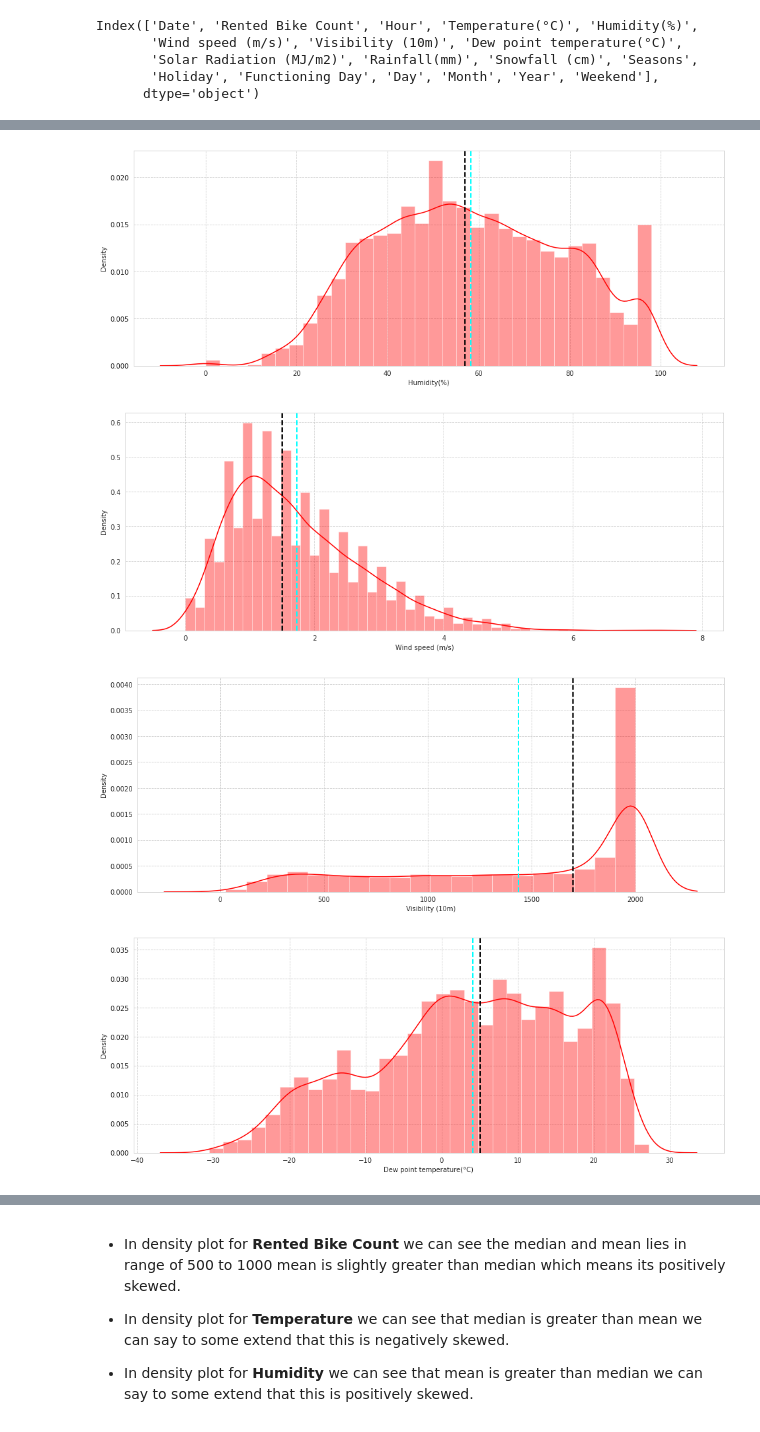
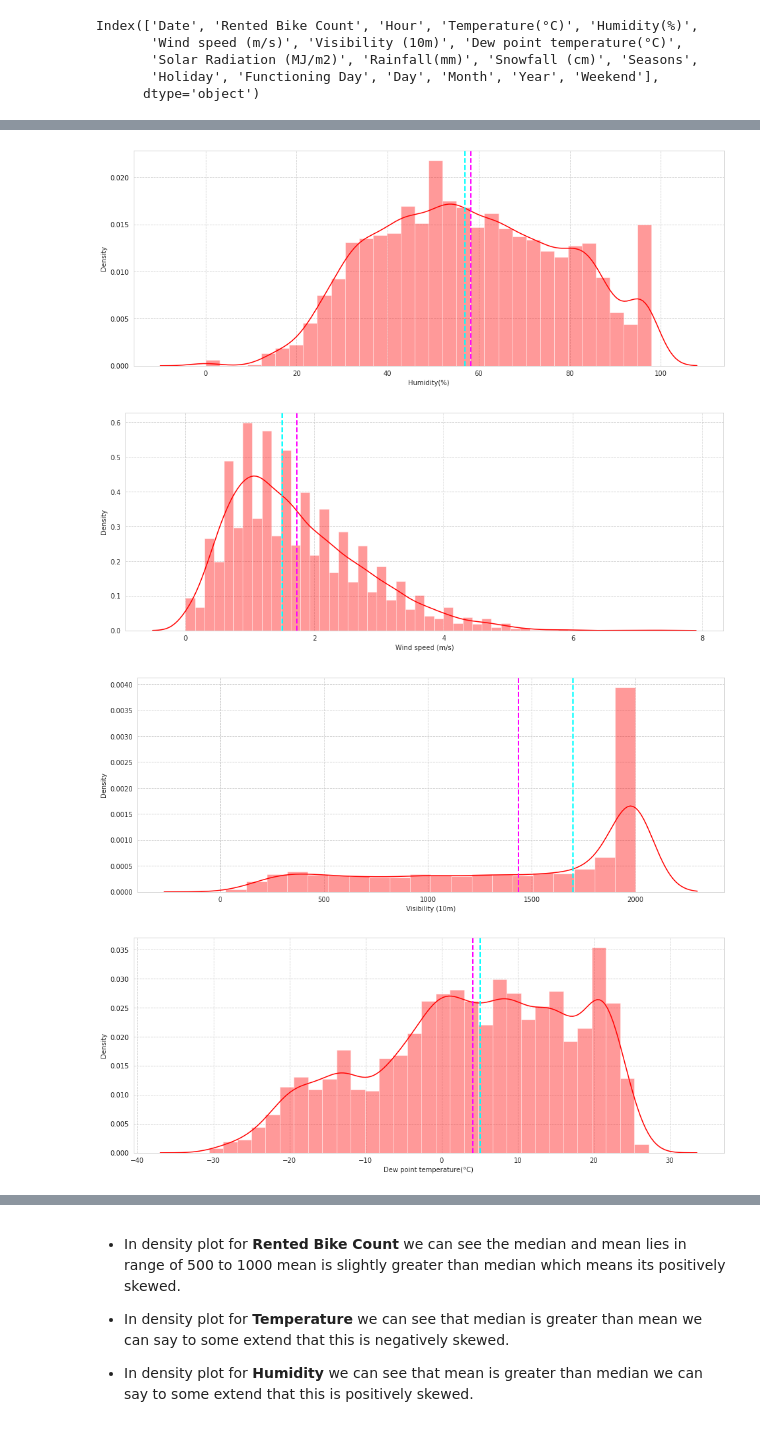
Before and after one commit to souravkarma/Sourav-Karmakar-Bike-Sharing-Demand, a Jupyter notebook: Sourav_Karmakar_Bike_Sharing_Demand_Capstone_Project.ipynb, the cells around one changed output, grey strips where cells are left out. Saved outputs shown, nothing was run; the diff lists cells and outputs as text; code cells hidden in the pictures.

```diff
--- a/Sourav_Karmakar_Bike_Sharing_Demand_Capstone_Project.ipynb
+++ b/Sourav_Karmakar_Bike_Sharing_Demand_Capstone_Project.ipynb
@@ -304,7 +316,7 @@ for i in features:
   plt.figure(figsize=(16,6))
   sns.distplot(x=a_df[i],color='r')
   plt.xlabel(i)
-  plt.axvline(a_df[i].mean(),color='cyan',linestyle='dashed',linewidth=2)
-  plt.axvline(a_df[i].median(),color='black',linestyle='dashed',linewidth=2)
+  plt.axvline(a_df[i].mean(),color='magenta',linestyle='dashed',linewidth=2)
+  plt.axvline(a_df[i].median(),color='cyan',linestyle='dashed',linewidth=2)
   plt.show()
 # %% [output]
@@ -313,4 +325,4 @@ for i in features:
-[figure, old version]
+[figure, new version]
-[figure, old version]
+[figure, new version]
-[figure, old version]
+[figure, new version]
-[figure, old version]
+[figure, new version]
```
Also changed, not shown: parts of 20 cells of this notebook.
